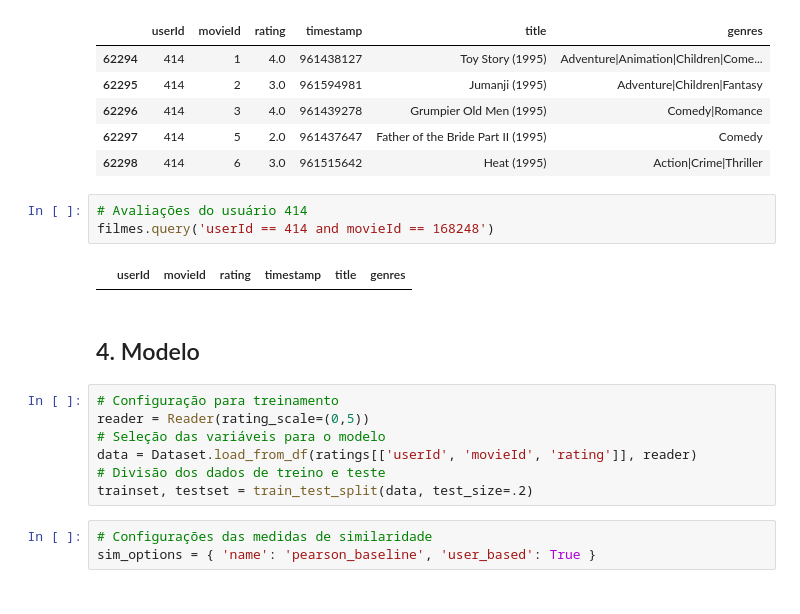
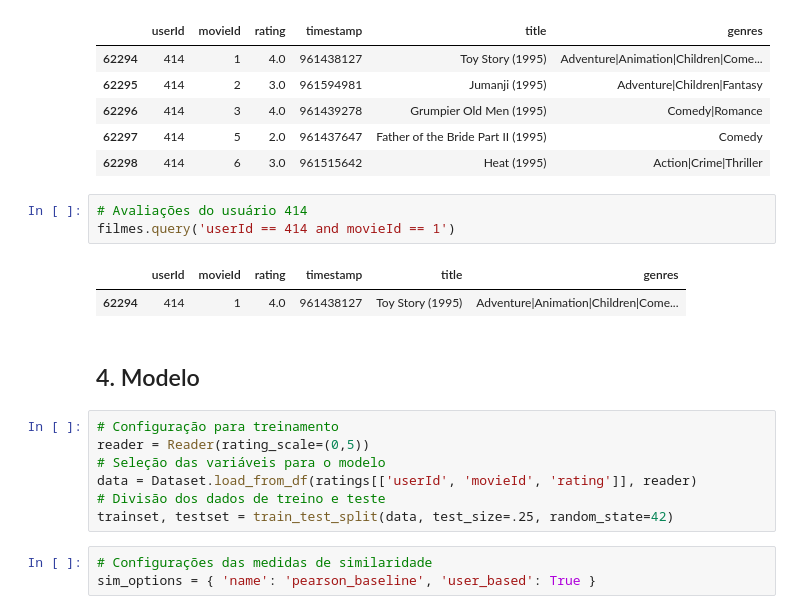
Before and after one commit to dadosaocubo/recomenda_filmes, a Jupyter notebook: RecomendaFilmes.ipynb, the cells around one changed output. Cells and saved outputs as stored; diff of their text form.

```diff
--- a/RecomendaFilmes.ipynb
+++ b/RecomendaFilmes.ipynb
@@ -160,9 +151,10 @@ filmes.query('userId == 414').head()
 | 62298 | 414 | 6 | 3.0 | 961515642 | Heat (1995) | Action|Crime|Thriller |
 # %%
 # Avaliações do usuário 414
-filmes.query('userId == 414 and movieId == 168248')
+filmes.query('userId == 414 and movieId == 1')
 # %% [output]
 |  | userId | movieId | rating | timestamp | title | genres |
+| 62294 | 414 | 1 | 4.0 | 961438127 | Toy Story (1995) | Adventure|Animation|Children|Come... |
 # %% [markdown]
 ## 4. Modelo
 # %%
@@ -171,7 +163,7 @@ reader = Reader(rating_scale=(0,5))
 # Seleção das variáveis para o modelo
 data = Dataset.load_from_df(ratings[['userId', 'movieId', 'rating']], reader)
 # Divisão dos dados de treino e teste
-trainset, testset = train_test_split(data, test_size=.2)
+trainset, testset = train_test_split(data, test_size=.25, random_state=42)
 # %%
 # Configurações das medidas de similaridade
 sim_options = { 'name': 'pearson_baseline', 'user_based': True }
```
Also changed, not shown: parts of 13 cells of this notebook.
